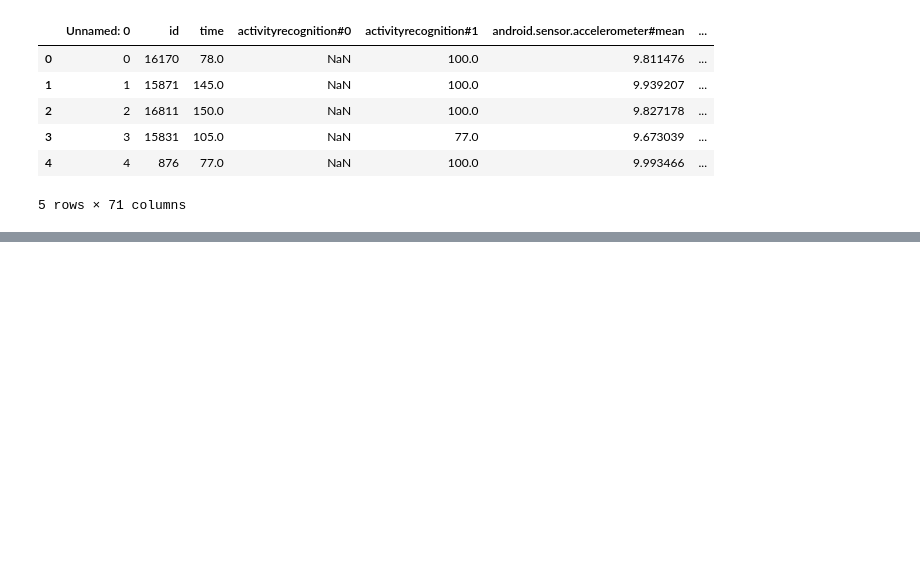
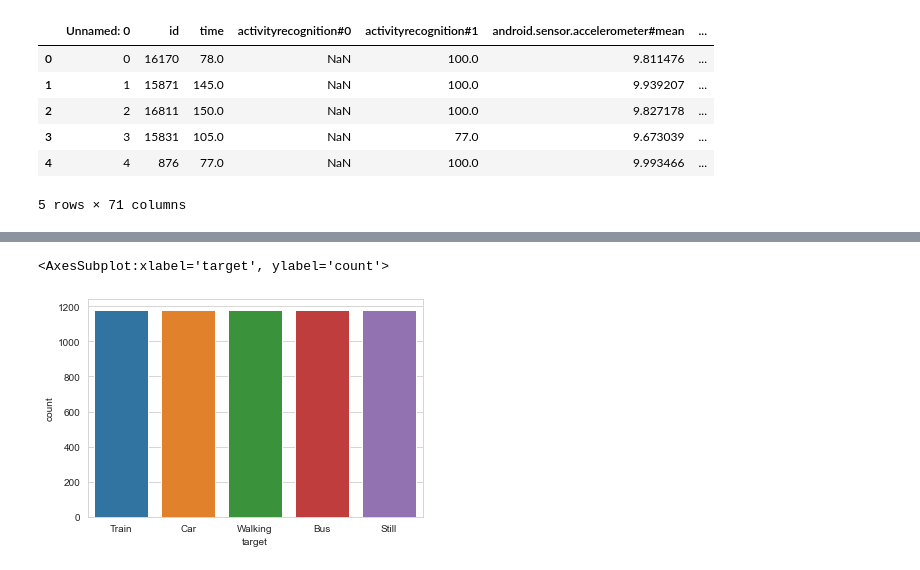
Before and after one commit to nagarjuna-de/apple_watch_tracker, a Jupyter notebook: jupyter_notebooks/EDA.ipynb, the cells around one changed output, grey strips where cells are left out. Cells and saved outputs as stored; diff of their text form; code cells hidden in the pictures; blank space fills up the shorter version.

```diff
--- a/jupyter_notebooks/EDA.ipynb
+++ b/jupyter_notebooks/EDA.ipynb
@@ -26,0 +60,5 @@ data.head()
+# %%
+sns.countplot(data['target'])
+# %% [output]
+<AxesSubplot:xlabel='target', ylabel='count'>
+[figure, added]
```
Also changed, not shown: parts of 13 cells of this notebook, 8 other files.
